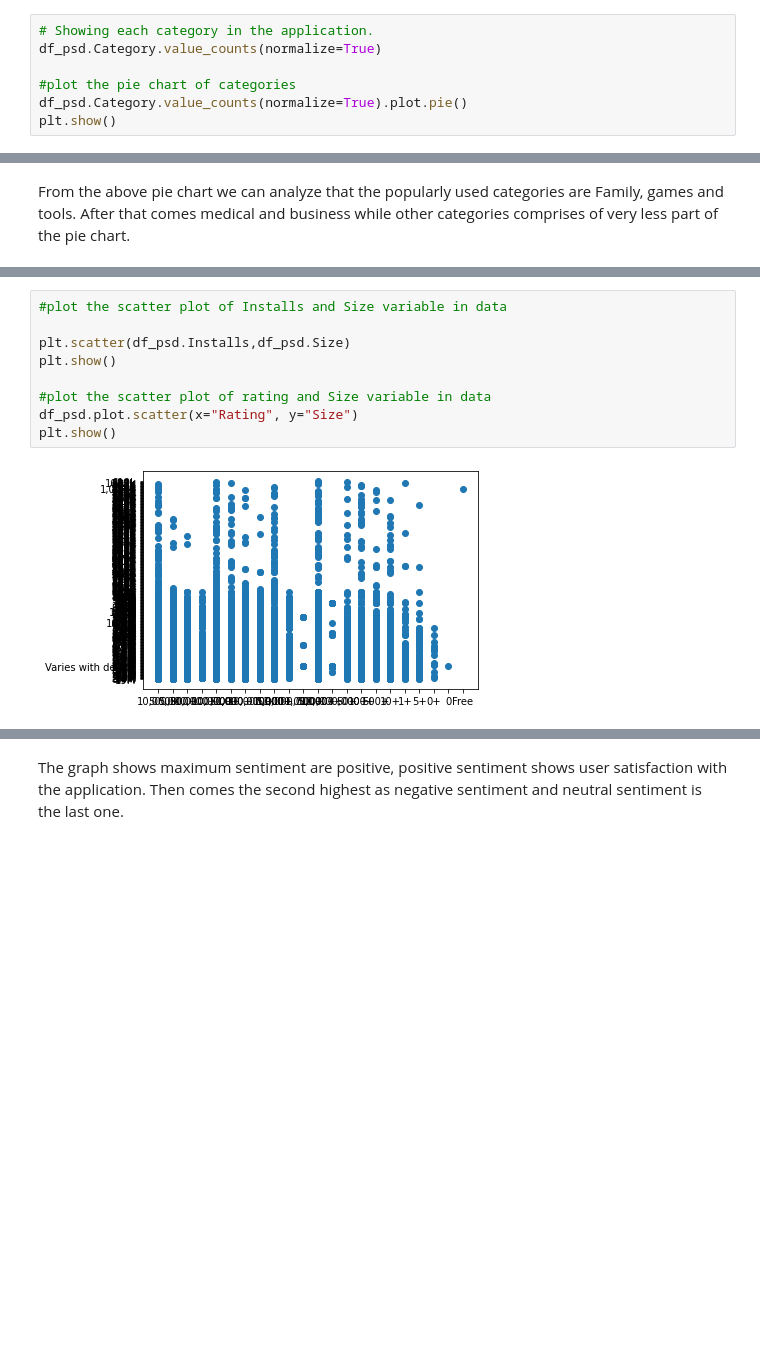
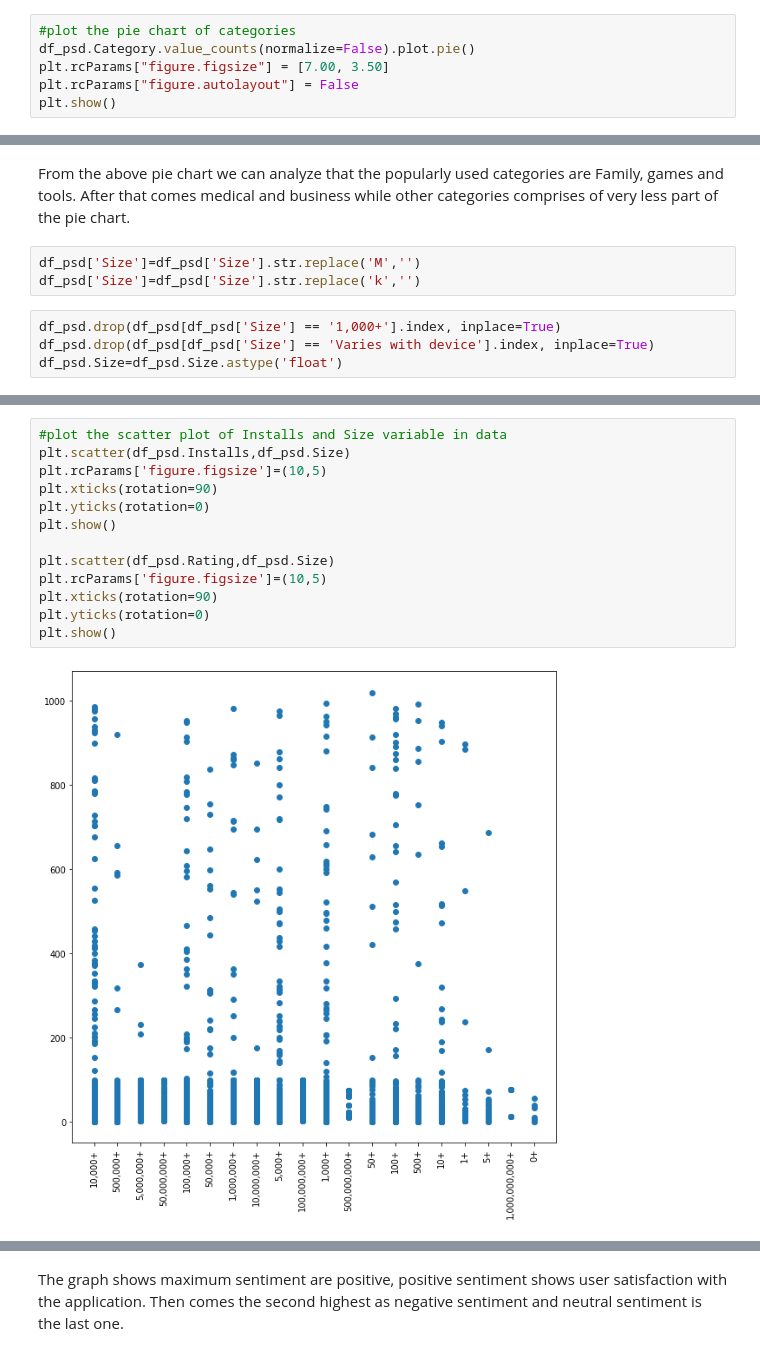
Before and after one commit to ParulSrivastava98/PlayStore-App-Data-Analysis, a Jupyter notebook: Play_Store_App_Review_EDA.ipynb, the cells around one changed output, grey strips where cells are left out. Cells and saved outputs as stored; diff of their text form; blank space fills up the shorter version.

```diff
--- a/Play_Store_App_Review_EDA.ipynb
+++ b/Play_Store_App_Review_EDA.ipynb
@@ -419,8 +431,7 @@ After that, Game and Tools is the highest used category by play store users, fol
 # %%
-# Showing each category in the application.
-df_psd.Category.value_counts(normalize=True)
-
 #plot the pie chart of categories
-df_psd.Category.value_counts(normalize=True).plot.pie()
+df_psd.Category.value_counts(normalize=False).plot.pie()
+plt.rcParams["figure.figsize"] = [7.00, 3.50]
+plt.rcParams["figure.autolayout"] = False
 plt.show()
 # %% [output]
@@ -428,3 +439,10 @@ plt.show()
 # %% [markdown]
 From the above pie chart we can analyze that the popularly used categories are Family, games and tools. After that comes medical and business while other categories comprises of very less part of the pie chart.
+# %%
+df_psd['Size']=df_psd['Size'].str.replace('M','')
+df_psd['Size']=df_psd['Size'].str.replace('k','')
+# %%
+df_psd.drop(df_psd[df_psd['Size'] == '1,000+'].index, inplace=True)
+df_psd.drop(df_psd[df_psd['Size'] == 'Varies with device'].index, inplace=True)
+df_psd.Size=df_psd.Size.astype('float')
 # %% [markdown]
@@ -433,11 +452,15 @@ From the above pie chart we can analyze that the popularly used categories are F
 # %%
 #plot the scatter plot of Installs and Size variable in data
-
 plt.scatter(df_psd.Installs,df_psd.Size)
+plt.rcParams['figure.figsize']=(10,5)
+plt.xticks(rotation=90)
+plt.yticks(rotation=0)
 plt.show()
 
-#plot the scatter plot of rating and Size variable in data
-df_psd.plot.scatter(x="Rating", y="Size")
+plt.scatter(df_psd.Rating,df_psd.Size)
+plt.rcParams['figure.figsize']=(10,5)
+plt.xticks(rotation=90)
+plt.yticks(rotation=0)
 plt.show()
 # %% [output]
-[figure, old version]
+[figure, new version]
```
Also changed, not shown: parts of 63 cells of this notebook.
